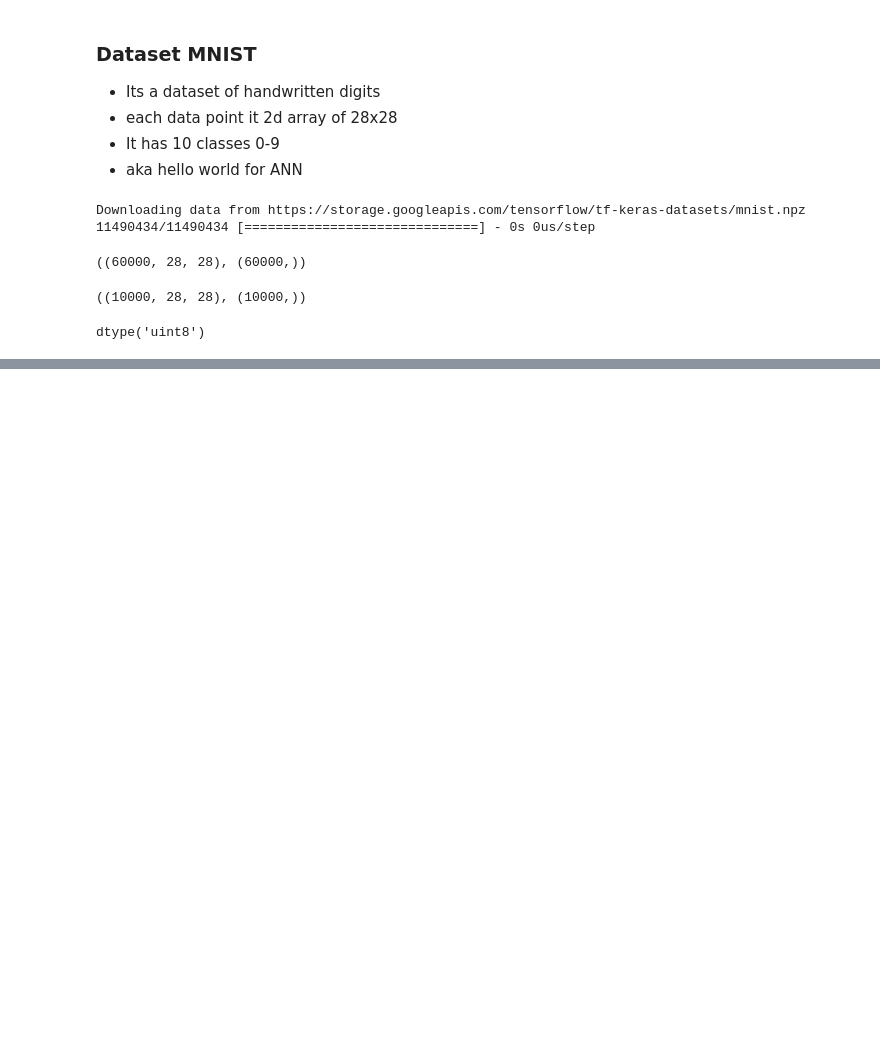
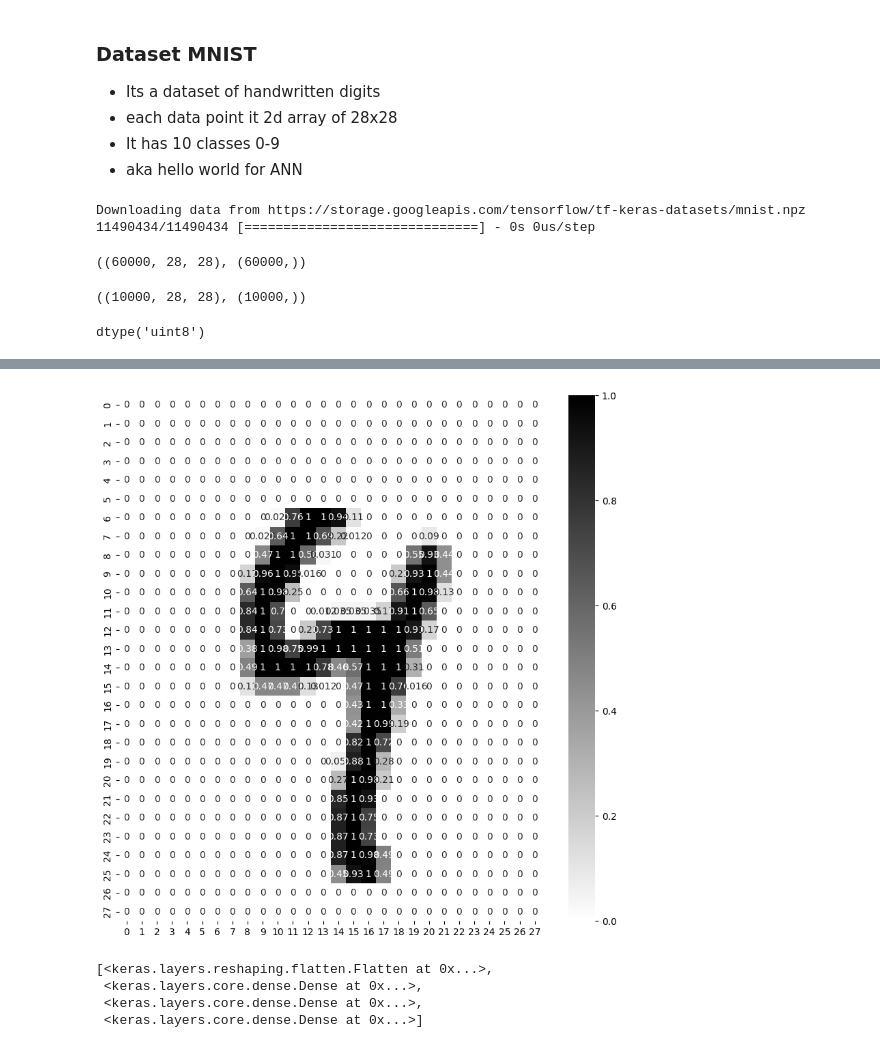
Before and after one commit to nani2357/ANN_Multilayer_notes-implementation, a Jupyter notebook: ANN implementation using tf.keras.ipynb, the cells around one changed output, grey strips where cells are left out. Saved outputs shown, nothing was run; the diff lists cells and outputs as text; code cells hidden in the pictures; blank space fills up the shorter version.

```diff
--- a/ANN implementation using tf.keras.ipynb
+++ b/ANN implementation using tf.keras.ipynb
@@ -50,0 +67,6 @@ dtype('uint8')
+# %%
+plt.figure(figsize=(10,10))
+sns.heatmap(X_train[2], annot=True, cmap="binary")
+plt.show()
+# %% [output]
+[figure, added]
@@ -50,0 +83,7 @@ dtype('uint8')
+# %%
+model.layers
+# %% [output]
+[<keras.layers.reshaping.flatten.Flatten at 0x...>,
+ <keras.layers.core.dense.Dense at 0x...>,
+ <keras.layers.core.dense.Dense at 0x...>,
+ <keras.layers.core.dense.Dense at 0x...>]
```
Also changed, not shown: parts of 28 cells of this notebook, 2 other files.
